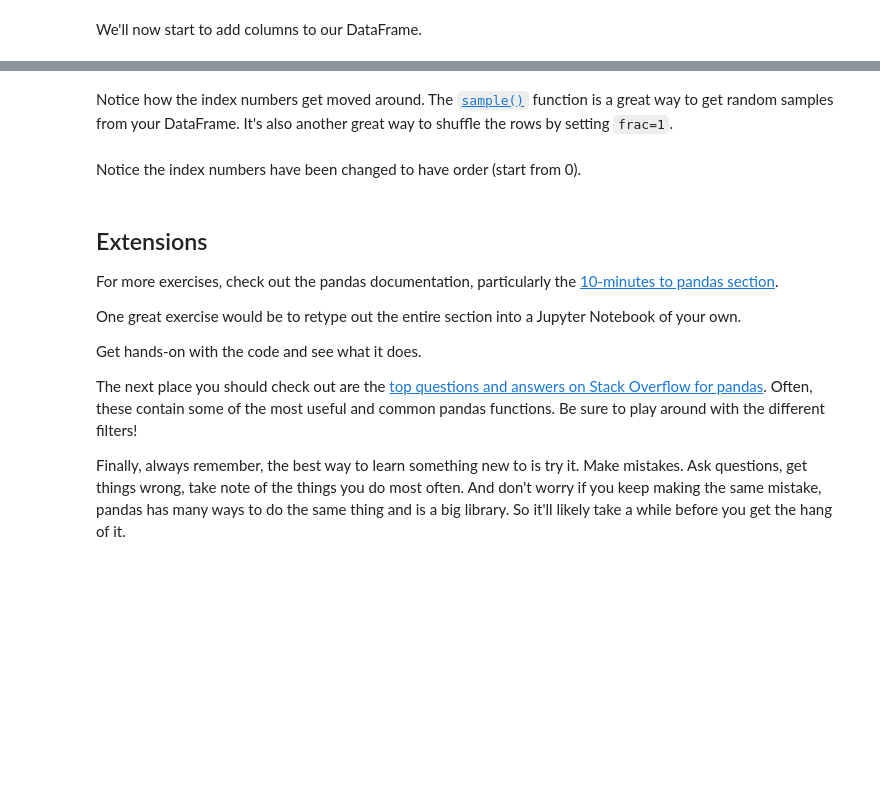
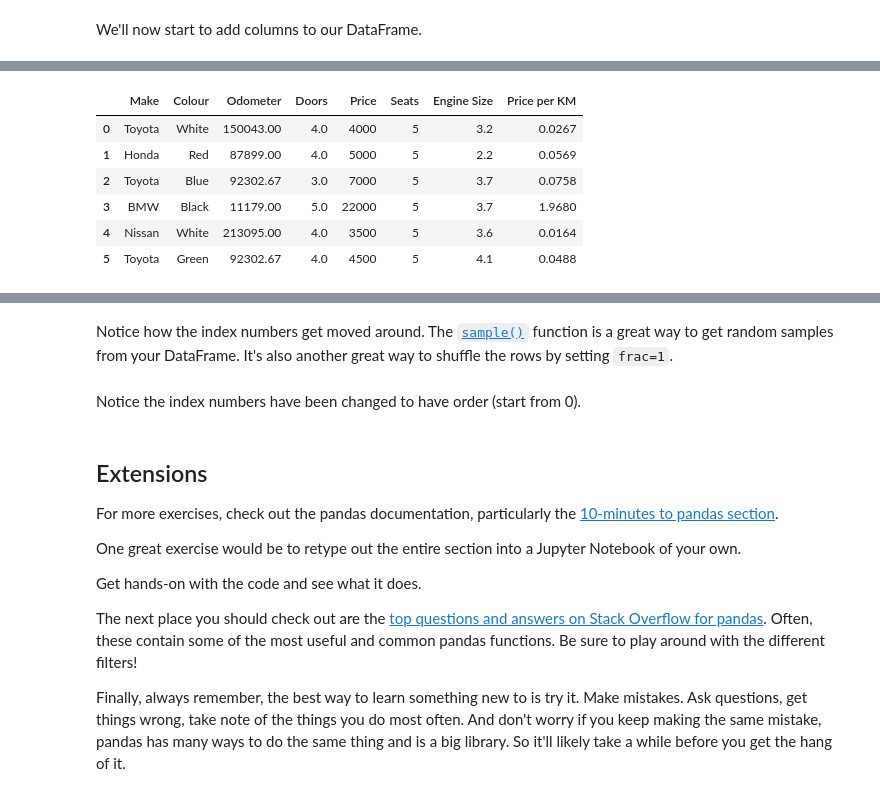
Before and after one commit to raihanizharul/ztm-data_science, a Jupyter notebook: pandas-exercises.ipynb, the cells around one changed output, grey strips where cells are left out. Saved outputs shown, nothing was run; the diff lists cells and outputs as text; code cells hidden in the pictures; blank space fills up the shorter version.

```diff
--- a/pandas-exercises.ipynb
+++ b/pandas-exercises.ipynb
@@ -353,5 +353,4 @@ car_sales2
 | 9 | NaN | White | 31600.00 | 4.0 | $9,700 |
 # %%
 # Remove the rest of the missing data inplace
-car_sales=car_sales2.dropna(inplac)
-car_sales2Dropna
+car_sales2.dropna(inplace=True)
@@ -369,7 +369,16 @@ car_sales2Dropna
 We'll now start to add columns to our DataFrame.
 # %%
 # Create a "Seats" column where every row has a value of 5
+car_sales2["Seats"]=5
 # %%
 # Create a column called "Engine Size" with random values between 1.3 and 4.5
 # Remember: If you're doing it from a Python list, the list has to be the same length
 # as the DataFrame
+import numpy as np
+
+engine_choices = np.round(np.arange(1.3, 4.6, 0.1), 1)
+
+engine_sizes = np.random.choice(engine_choices, size=len(car_sales2))
+
+car_sales2["Engine Size"] = engine_sizes
+car_sales2
@@ -376,3 +393,10 @@ We'll now start to add columns to our DataFrame.
 # %%
 # Create a column which represents the price of a car per kilometer
 # Then view the DataFrame
+
+# Cleaning Price column
+car_sales2["Price"] = car_sales2["Price"].str.replace("$", "", regex=False)
+car_sales2["Price"] = car_sales2["Price"].str.replace(",", "", regex=False)
+car_sales2["Price"] = car_sales2["Price"].astype(float).astype(int)
+
+car_sales2
@@ -379,2 +411,13 @@ We'll now start to add columns to our DataFrame.
+# %%
+car_sales2["Price per KM"] = np.round(car_sales2["Price"] / car_sales2["Odometer"],4)
+car_sales2
+# %% [output]
+|  | Make | Colour | Odometer | Doors | Price | Seats | Engine Size | Price per KM |
+| 0 | Toyota | White | 150043.00 | 4.0 | 4000 | 5 | 3.2 | 0.0267 |
+| 1 | Honda | Red | 87899.00 | 4.0 | 5000 | 5 | 2.2 | 0.0569 |
+| 2 | Toyota | Blue | 92302.67 | 3.0 | 7000 | 5 | 3.7 | 0.0758 |
+| 3 | BMW | Black | 11179.00 | 5.0 | 22000 | 5 | 3.7 | 1.9680 |
+| 4 | Nissan | White | 213095.00 | 4.0 | 3500 | 5 | 3.6 | 0.0164 |
+| 5 | Toyota | Green | 92302.67 | 4.0 | 4500 | 5 | 4.1 | 0.0488 |
 # %%
 # Remove the last column you added using .drop()
```
Also changed, not shown: parts of 5 cells of this notebook.
